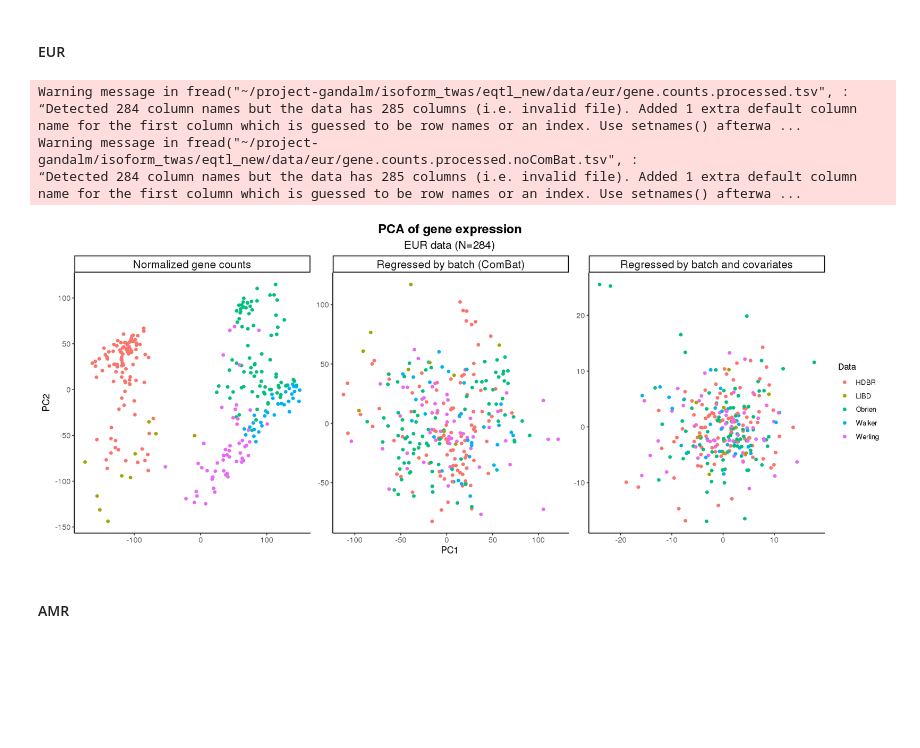
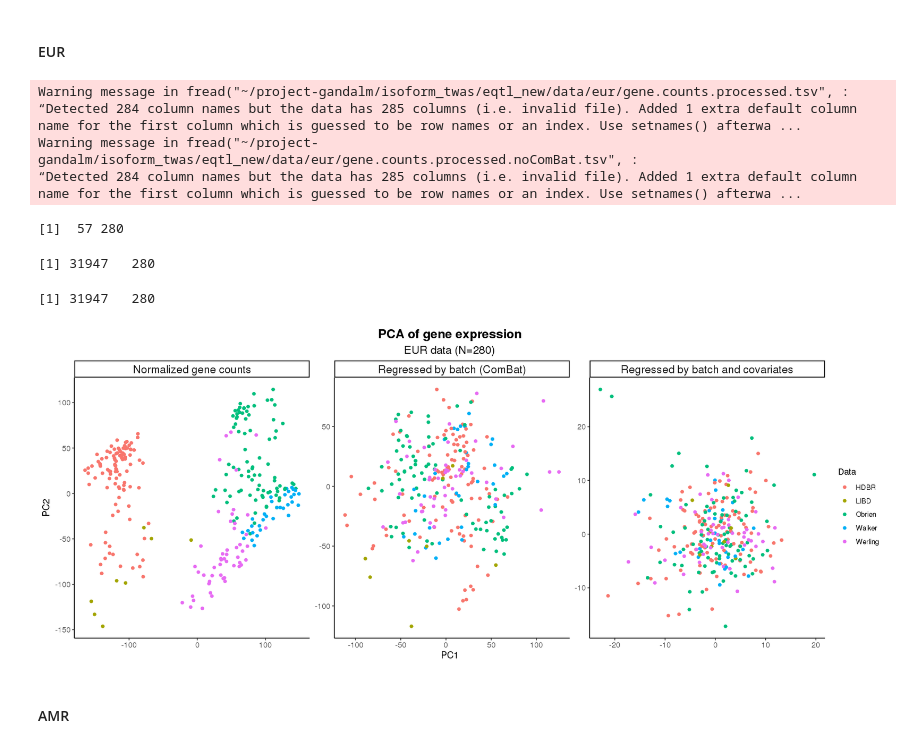
Before and after one commit to gandallab/devBrain_xQTL, a Jupyter notebook: code/04-QTL/cis-eQTL/eqtl_analysis.ipynb, the cells around one changed output. Drawn from its saved outputs; the diff is of its cells as text; code cells hidden in the pictures; blank space fills up the shorter version.

```diff
--- a/code/04-QTL/cis-eQTL/eqtl_analysis.ipynb
+++ b/code/04-QTL/cis-eQTL/eqtl_analysis.ipynb
@@ -160,3 +179,7 @@ Warning message in fread("~/project-gandalm/isoform_twas/eqtl_new/data/gene.coun
 cov <- read.table("~/project-gandalm/isoform_twas/eqtl_new/data/90hcp_cov.txt", header = T, stringsAsFactors = F, check.names = F)
 rownames(cov) <- cov$id
 cov <- cov[,-1]
+# %%
+# remove related
+rel <- read.table("~/project-gandalm/isoform_twas/genotype/all_data/isec_R2_greater_than_3/ancestry/related.txt", header = F, stringsAsFactors = F)[,1]
+rel
@@ -162,0 +201,3 @@ cov <- cov[,-1]
+# %%
+cov <- cov[,!names(cov) %in% rel]
+dim(cov)
@@ -162,0 +206,5 @@ cov <- cov[,-1]
+# %%
+datExpr <- datExpr[,!names(datExpr) %in% rel]
+dim(datExpr)
+datExpr_noCombat <- datExpr_noCombat[,!names(datExpr_noCombat) %in% rel]
+dim(datExpr_noCombat)
@@ -260,6 +311,14 @@ datExpr_noCombat <- datExpr_noCombat[,-1]
 cov <- read.table("~/project-gandalm/isoform_twas/eqtl_new/data/eur/50HCP_cov.txt", header = T, stringsAsFactors = F, check.names = F)
 rownames(cov) <- cov$id
 cov <- cov[,-1]
+
+# remove rel
+cov <- cov[,!names(cov) %in% rel]
+dim(cov)
+datExpr <- datExpr[,!names(datExpr) %in% rel]
+dim(datExpr)
+datExpr_noCombat <- datExpr_noCombat[,!names(datExpr_noCombat) %in% rel]
+dim(datExpr_noCombat)
 
 cov[cov=="F"] <- 0
 cov[cov=="M"] <- 1
@@ -274,11 +333,11 @@ X <- as.matrix(cov)
 beta <- (solve(t(X)%*%X)%*%t(X))%*%t(Y)
 datExpr_regressed <- Y - t(X[,-1]  %*% beta[-1,])
 
-# walker <- read.table("~/project-gandalm/isoform_twas/genotype/all_data/isec_R2_greater_than_3/ancestry/geno_subj/geno_subj_walker.txt")
-# obrien <- read.table("~/project-gandalm/isoform_twas/genotype/all_data/isec_R2_greater_than_3/ancestry/geno_subj/geno_subj_obrien.txt")
-# werling <- read.table("~/project-gandalm/isoform_twas/genotype/all_data/isec_R2_greater_than_3/ancestry/geno_subj/geno_subj_werling.txt")
-# hdbr <- read.table("~/project-gandalm/isoform_twas/genotype/all_data/isec_R2_greater_than_3/ancestry/geno_subj/geno_subj_hdbr.txt")
-# libd <- read.table("~/project-gandalm/isoform_twas/genotype/all_data/isec_R2_greater_than_3/ancestry/geno_subj/geno_subj_libd.txt")
+walker <- read.table("~/project-gandalm/isoform_twas/genotype/all_data/isec_R2_greater_than_3/ancestry/geno_subj/geno_subj_walker.txt")
+obrien <- read.table("~/project-gandalm/isoform_twas/genotype/all_data/isec_R2_greater_than_3/ancestry/geno_subj/geno_subj_obrien.txt")
+werling <- read.table("~/project-gandalm/isoform_twas/genotype/all_data/isec_R2_greater_than_3/ancestry/geno_subj/geno_subj_werling.txt")
+hdbr <- read.table("~/project-gandalm/isoform_twas/genotype/all_data/isec_R2_greater_than_3/ancestry/geno_subj/geno_subj_hdbr.txt")
+libd <- read.table("~/project-gandalm/isoform_twas/genotype/all_data/isec_R2_greater_than_3/ancestry/geno_subj/geno_subj_libd.txt")
 
 groups <- c()
 
@@ -319,35 +378,38 @@ data1 <- data.frame(PC1_1, PC2_1, "Data" = groups_fac)
 s_2 <- svd(datExpr_noCombat - rowMeans(datExpr_noCombat))
 PC1_2 <- s_2$d[1]*s_2$v[,1]
 PC2_2 <- s_2$d[2]*s_2$v[,2]
 data2 <- data.frame(PC1_2, PC2_2, "Data" = groups_fac)
 
 options(repr.plot.width=15, repr.plot.height=6)
 
 colnames(data1) <- colnames(data2) <- c("PC1", "PC2", "Data")
 data3 <- rbind(data, data1, data2)
 
 data3$group <- c(rep("Regressed by batch and covariates", dim(data)[1]),
                  rep("Regressed by batch (ComBat)", dim(data1)[1]),
                  rep("Normalized gene counts", dim(data2)[1]))
 p6 <- ggplot(data3, aes(x=PC1, y=PC2, color=Data)) +
   geom_point() +
   facet_wrap(~group, scales = "free") +
   labs(x = "PC1", y = "PC2",
        title = "PCA of gene expression",
-       subtitle = "EUR data (N=284)") +
+       subtitle = "EUR data (N=280)") +
   theme_classic() +
   theme(axis.text = element_text(size=10),
         axis.title = element_text(size=12),
         plot.title = element_text(size=16, face="bold", hjust = 0.5),
         plot.subtitle = element_text(size=14, hjust = 0.5),
         strip.text.x = element_text(size=14))
 p6
 # %% [output]
 Warning message in fread("~/project-gandalm/isoform_twas/eqtl_new/data/eur/gene.counts.processed.tsv", :
 “Detected 284 column names but the data has 285 columns (i.e. invalid file). Added 1 extra default column name for the first column which is guessed to be row names or an index. Use setnames() afterwa ...
 Warning message in fread("~/project-gandalm/isoform_twas/eqtl_new/data/eur/gene.counts.processed.noComBat.tsv", :
 “Detected 284 column names but the data has 285 columns (i.e. invalid file). Added 1 extra default column name for the first column which is guessed to be row names or an index. Use setnames() afterwa ...
+[1]  57 280
+[1] 31947   280
+[1] 31947   280
-[figure, old version]
+[figure, new version]
 # %%
 ggsave("~/project-gandalm/isoform_twas/eqtl_new/figures/eur_regress.png", p6, width = 15, height = 6)
 # %% [markdown]
```
Also changed, not shown: parts of 49 cells of this notebook, 36 other files.
